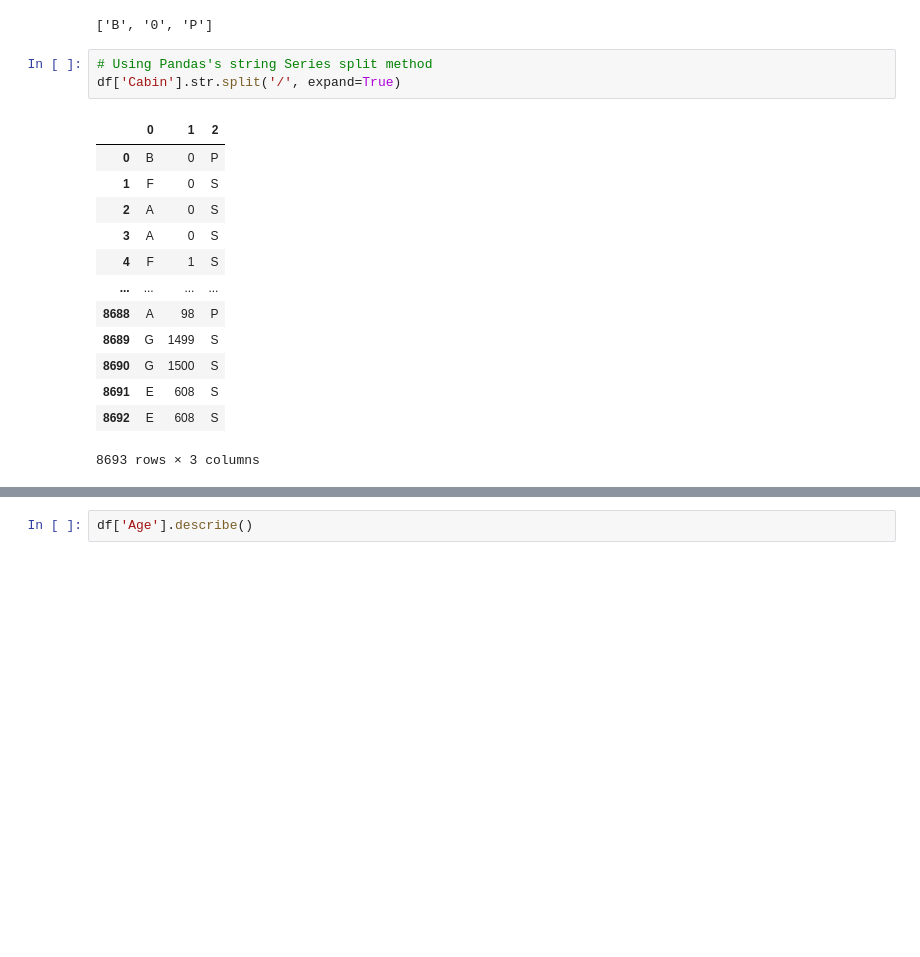
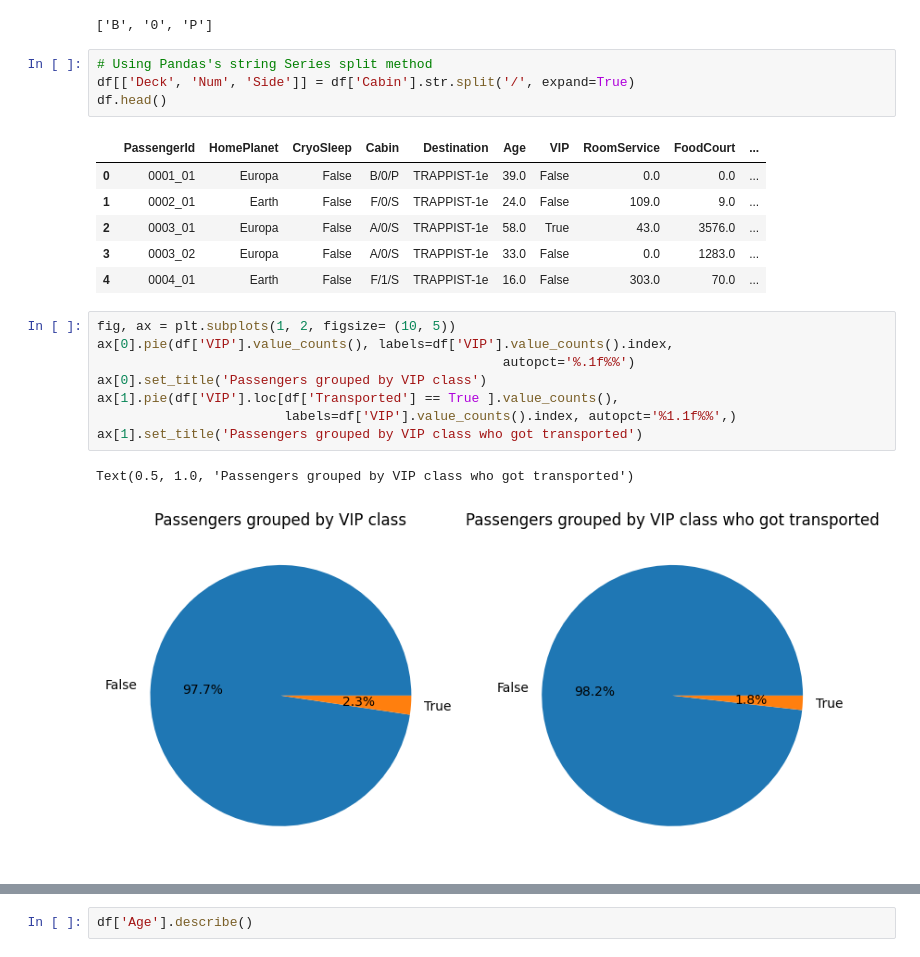
Before and after one commit to Braxion06/spaceship_titanic_competition, a Jupyter notebook: notebooks/001-data_preparation.ipynb, the cells around one changed output, grey strips where cells are left out. Cells and saved outputs as stored; diff of their text form; blank space fills up the shorter version.

```diff
--- a/notebooks/001-data_preparation.ipynb
+++ b/notebooks/001-data_preparation.ipynb
@@ -263,18 +292,23 @@ str(df['Cabin'][0]).split('/')
 ['B', '0', 'P']
 # %%
 # Using Pandas's string Series split method
-df['Cabin'].str.split('/', expand=True)
+df[['Deck', 'Num', 'Side']] = df['Cabin'].str.split('/', expand=True)
+df.head()
 # %% [output]
-|  | 0 | 1 | 2 |
-| 0 | B | 0 | P |
-| 1 | F | 0 | S |
-| 2 | A | 0 | S |
-| 3 | A | 0 | S |
-| 4 | F | 1 | S |
-| ... | ... | ... | ... |
-| 8688 | A | 98 | P |
-| 8689 | G | 1499 | S |
-| 8690 | G | 1500 | S |
-| 8691 | E | 608 | S |
-| 8692 | E | 608 | S |
+|  | PassengerId | HomePlanet | CryoSleep | Cabin | Destination | Age | VIP | RoomService | FoodCourt | ... |
+| 0 | 0001_01 | Europa | False | B/0/P | TRAPPIST-1e | 39.0 | False | 0.0 | 0.0 | ... |
+| 1 | 0002_01 | Earth | False | F/0/S | TRAPPIST-1e | 24.0 | False | 109.0 | 9.0 | ... |
+| 2 | 0003_01 | Europa | False | A/0/S | TRAPPIST-1e | 58.0 | True | 43.0 | 3576.0 | ... |
+| 3 | 0003_02 | Europa | False | A/0/S | TRAPPIST-1e | 33.0 | False | 0.0 | 1283.0 | ... |
+| 4 | 0004_01 | Earth | False | F/1/S | TRAPPIST-1e | 16.0 | False | 303.0 | 70.0 | ... |
-8693 rows × 3 columns
+# %%
+fig, ax = plt.subplots(1, 2, figsize= (10, 5))
+ax[0].pie(df['VIP'].value_counts(), labels=df['VIP'].value_counts().index,
+                                                    autopct='%.1f%%')
+ax[0].set_title('Passengers grouped by VIP class')
+ax[1].pie(df['VIP'].loc[df['Transported'] == True ].value_counts(),
+                        labels=df['VIP'].value_counts().index, autopct='%1.1f%%',)
+ax[1].set_title('Passengers grouped by VIP class who got transported')
+# %% [output]
+Text(0.5, 1.0, 'Passengers grouped by VIP class who got transported')
+[figure, added]
```
Also changed, not shown: parts of 32 cells of this notebook.
